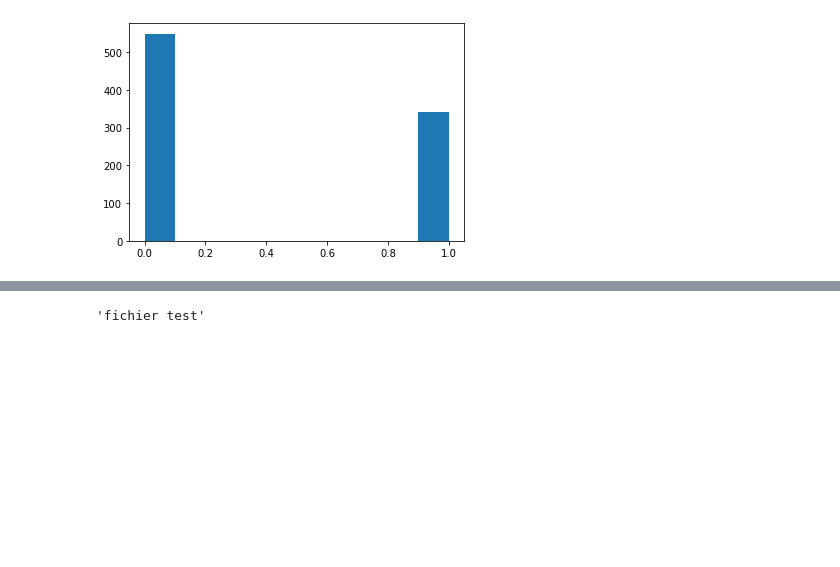
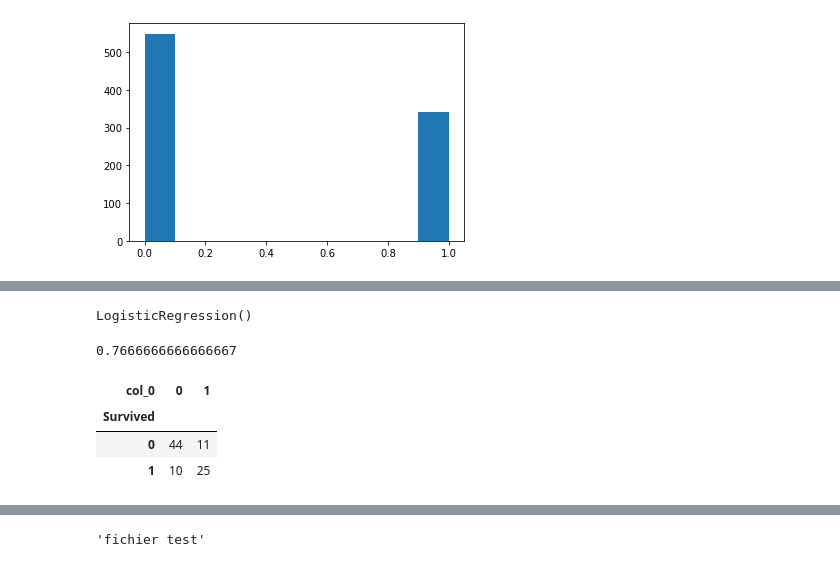
Before and after one commit to brunobou/projet_personnel, a Jupyter notebook: kaggle_titanic/Exploration.ipynb, the cells around one changed output, grey strips where cells are left out. Cells and saved outputs as stored; diff of their text form; code cells hidden in the pictures; blank space fills up the shorter version.

```diff
--- a/kaggle_titanic/Exploration.ipynb
+++ b/kaggle_titanic/Exploration.ipynb
@@ -315,0 +331,2 @@ from sklearn.tree import DecisionTreeClassifier
+# %%
+X_train,X_val,y_train,y_val = train_test_split(X,y,test_size=0.1)
@@ -315,0 +335,19 @@ from sklearn.tree import DecisionTreeClassifier
+# %%
+clf = LogisticRegression()
+# %%
+clf.fit(X_train,y_train)
+# %% [output]
+LogisticRegression()
+# %%
+clf.score(X_val,y_val)
+# %% [output]
+0.7666666666666667
+# %%
+y_pred = clf.predict(X_val)
+# %%
+pd.crosstab(y_val,y_pred)
+# %% [output]
+| col_0 | 0 | 1 |
+| Survived |  |  |
+| 0 | 44 | 11 |
+| 1 | 10 | 25 |
```
Also changed, not shown: parts of 43 cells of this notebook.
